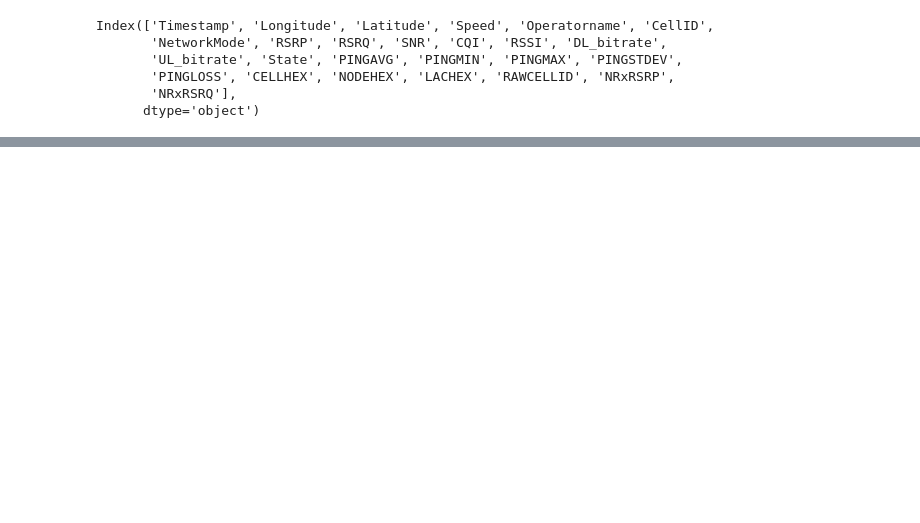
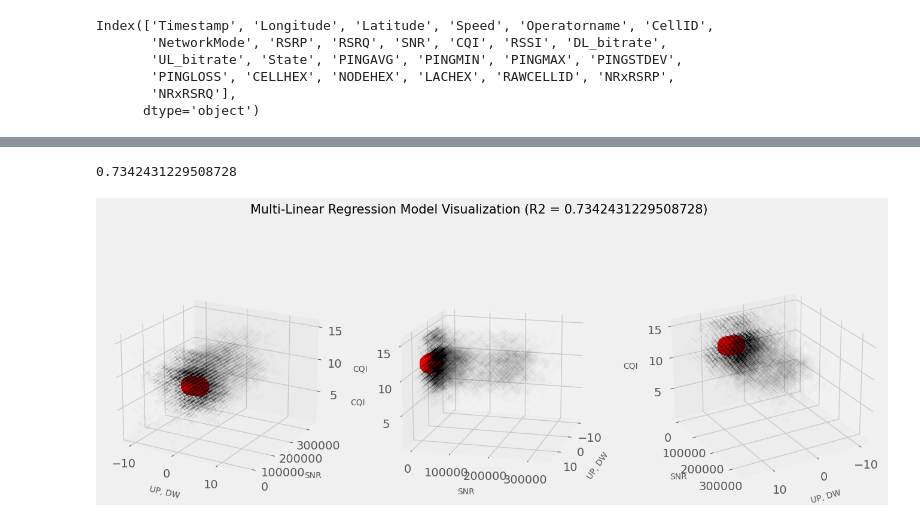
Before and after one commit to Davi-zzz/MLR, a Jupyter notebook: main.ipynb, the cells around one changed output, grey strips where cells are left out. Cells and saved outputs as stored; diff of their text form; code cells hidden in the pictures; blank space fills up the shorter version.

Commit message:
Add graphic to represent the results ➕

```diff
--- a/main.ipynb
+++ b/main.ipynb
@@ -17,7 +17,7 @@ df_dl_static5 = pd.read_csv(url_dl_static5)
 dfs = [df_dl_static1, df_dl_static2, df_dl_static3, df_dl_static4, df_dl_static5]
 df = pd.concat(dfs)
 # sanitize the data that i'll be using and that have some string instead float
-df = df[(df.NRxRSRP != '-') & (df.NRxRSRQ != '-')]
+# df = df[(df.NRxRSRP != '-') & (df.NRxRSRQ != '-')]
 df.info()
 
 df_qoe = df
@@ -61,9 +61,12 @@ Index(['Timestamp', 'Longitude', 'Latitude', 'Speed', 'Operatorname', 'CellID',
        'NRxRSRQ'],
       dtype='object')
 # %%
-import numpy as np
-_x = df[['SNR', 'DL_bitrate', 'UL_bitrate', 'NRxRSRP', 'NRxRSRQ']]
+# original
+# _x = df[['SNR', 'DL_bitrate', 'UL_bitrate', 'NRxRSRP', 'NRxRSRQ']]
+# new
+_x = df[['SNR', 'DL_bitrate', 'UL_bitrate']]
 _y = df['CQI']
+
 print(_x)
 print(_y)
 # %% [output]
@@ -119,0 +125,50 @@ list(zip(_x, model.coef_))
+# %%
+import matplotlib.pyplot as plt
+import random
+# Y = a+bx
+# a = intercepto
+# b = inclinação
+# x =
+r2 = model.score(x_test, y_test)*100
+print(r2)
+
+x = _x.values.reshape(-1,3)[:, 0]
+y = _x.values.reshape(-1,3)[: ,1]
+z = _y
+
+x_range = np.linspace(3, 5, 17)
+y_range = np.linspace(1, 3, 17)
+x1_range = np.linspace(1, 3, 17)
+x_range, y_range, x1_range = np.meshgrid(x_range, y_range, x1_range)
+
+viz = np.array([x_range.flatten(), y_range.flatten(), x1_range.flatten()]).T
+
+pred = model.predict(viz)
+
+plt.style.use('fivethirtyeight')
+
+fig = plt.figure(figsize = (15, 6))
+
+axis1 = fig.add_subplot(131, projection = '3d')
+axis2 = fig.add_subplot(132, projection = '3d')
+axis3 = fig.add_subplot(133, projection = '3d')
+
+axes = [axis1, axis2, axis3]
+
+for ax in axes:
+    ax.plot(x, y, z, color='k', zorder = 10, linestyle = 'none', marker = 'x', alpha = 0.01)
+    ax.scatter(x_range.flatten(), y_range.flatten(), pred, facecolor = (1,0,0,1), s = 500, edgecolor = '#ff0000')
+    ax.set_xlabel('UP, DW', fontsize = 10, labelpad = 10)
+    ax.set_ylabel('SNR', fontsize = 10, labelpad = 10)
+    ax.set_zlabel('CQI', fontsize = 10, labelpad = 10)
+    ax.locator_params(nbins = 3, axis = 'x')
+    ax.locator_params(nbins = 3, axis = 'x')
+
+    axis1.view_init(elev=20, azim=-60)
+    axis2.view_init(elev=15, azim=15)
+    axis3.view_init(elev=25, azim=60)
+
+    fig.suptitle(f'Multi-Linear Regression Model Visualization (R2 = {r2})', fontsize = 15, color = 'k')
+# %% [output]
+0.7342431229508728
+[figure, added]
```
Also changed, not shown: parts of 4 cells of this notebook, 1 other file.
